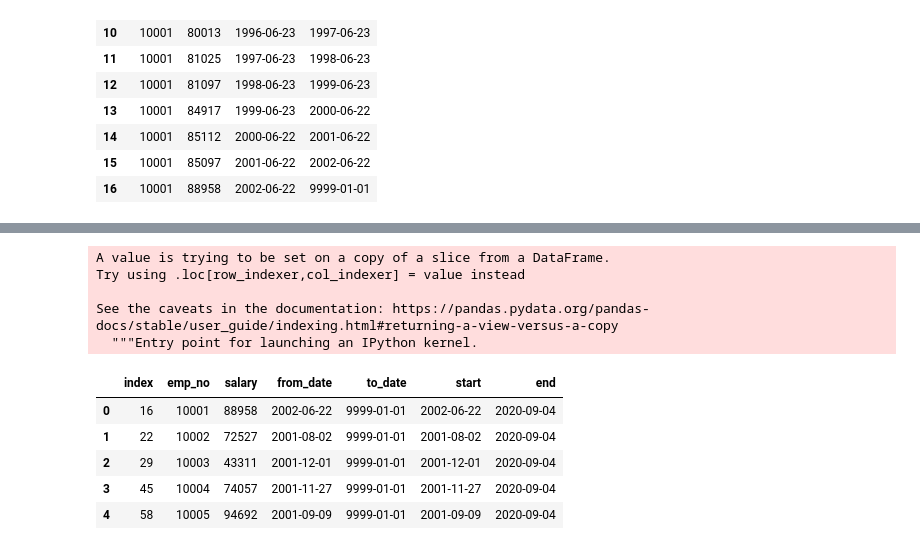
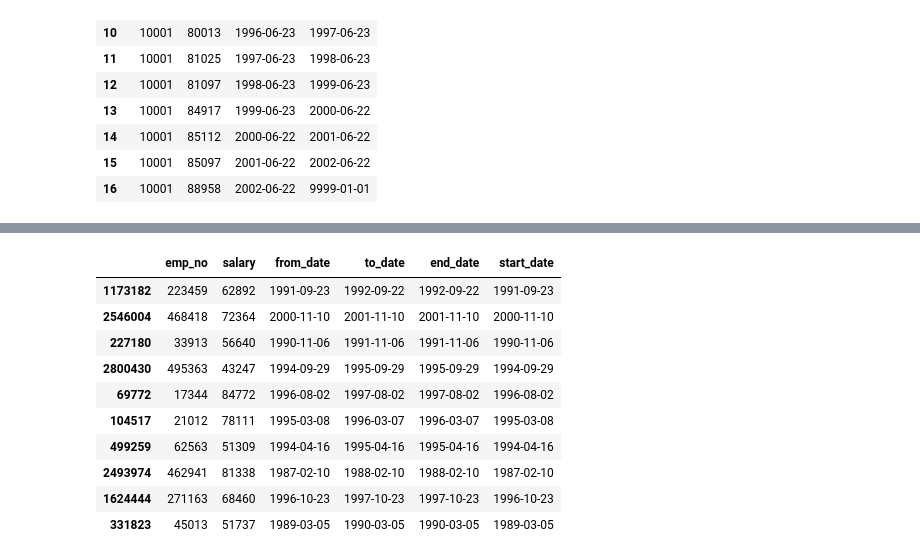
Before and after one commit to Yongliang-Shi/statistics-exercises, a Jupyter notebook: hypothesis_testing.ipynb, the cells around one changed output, grey strips where cells are left out. Saved outputs shown, nothing was run; the diff lists cells and outputs as text; code cells hidden in the pictures.

```diff
--- a/hypothesis_testing.ipynb
+++ b/hypothesis_testing.ipynb
@@ -757,18 +716,23 @@ See the caveats in the documentation: https://pandas.pydata.org/pandas-docs/stab
 # %%
-most_recent['end'] = most_recent.to_date.apply(lambda i:
-                                               date.today() if i == '9999-01-01'
-                                               else datetime.strptime(i, "%Y-%m-%d").date()
-                                              )
-most_recent.head()
+salaries['end_date'] = salaries.to_date.apply(lambda i:
+                                              date.today() if i == '9999-01-01'
+                                              else datetime.strptime(i, '%Y-%m-%d').date()
+                                             )
+
+salaries['start_date'] = salaries.from_date.apply(lambda i:
+                                                  datetime.strptime(i, '%Y-%m-%d').date()
+                                                 )
+
+salaries.sample(10)
 # %% [output]
-A value is trying to be set on a copy of a slice from a DataFrame.
-Try using .loc[row_indexer,col_indexer] = value instead
-
-See the caveats in the documentation: https://pandas.pydata.org/pandas-docs/stable/user_guide/indexing.html#returning-a-view-versus-a-copy
-  """Entry point for launching an IPython kernel.
-|  | index | emp_no | salary | from_date | to_date | start | end |
-| 0 | 16 | 10001 | 88958 | 2002-06-22 | 9999-01-01 | 2002-06-22 | 2020-09-04 |
-| 1 | 22 | 10002 | 72527 | 2001-08-02 | 9999-01-01 | 2001-08-02 | 2020-09-04 |
-| 2 | 29 | 10003 | 43311 | 2001-12-01 | 9999-01-01 | 2001-12-01 | 2020-09-04 |
-| 3 | 45 | 10004 | 74057 | 2001-11-27 | 9999-01-01 | 2001-11-27 | 2020-09-04 |
-| 4 | 58 | 10005 | 94692 | 2001-09-09 | 9999-01-01 | 2001-09-09 | 2020-09-04 |
+|  | emp_no | salary | from_date | to_date | end_date | start_date |
+| 1173182 | 223459 | 62892 | 1991-09-23 | 1992-09-22 | 1992-09-22 | 1991-09-23 |
+| 2546004 | 468418 | 72364 | 2000-11-10 | 2001-11-10 | 2001-11-10 | 2000-11-10 |
+| 227180 | 33913 | 56640 | 1990-11-06 | 1991-11-06 | 1991-11-06 | 1990-11-06 |
+| 2800430 | 495363 | 43247 | 1994-09-29 | 1995-09-29 | 1995-09-29 | 1994-09-29 |
+| 69772 | 17344 | 84772 | 1996-08-02 | 1997-08-02 | 1997-08-02 | 1996-08-02 |
+| 104517 | 21012 | 78111 | 1995-03-08 | 1996-03-07 | 1996-03-07 | 1995-03-08 |
+| 499259 | 62563 | 51309 | 1994-04-16 | 1995-04-16 | 1995-04-16 | 1994-04-16 |
+| 2493974 | 462941 | 81338 | 1987-02-10 | 1988-02-10 | 1988-02-10 | 1987-02-10 |
+| 1624444 | 271163 | 68460 | 1996-10-23 | 1997-10-23 | 1997-10-23 | 1996-10-23 |
+| 331823 | 45013 | 51737 | 1989-03-05 | 1990-03-05 | 1990-03-05 | 1989-03-05 |
```
Also changed, not shown: parts of 30 cells of this notebook.
